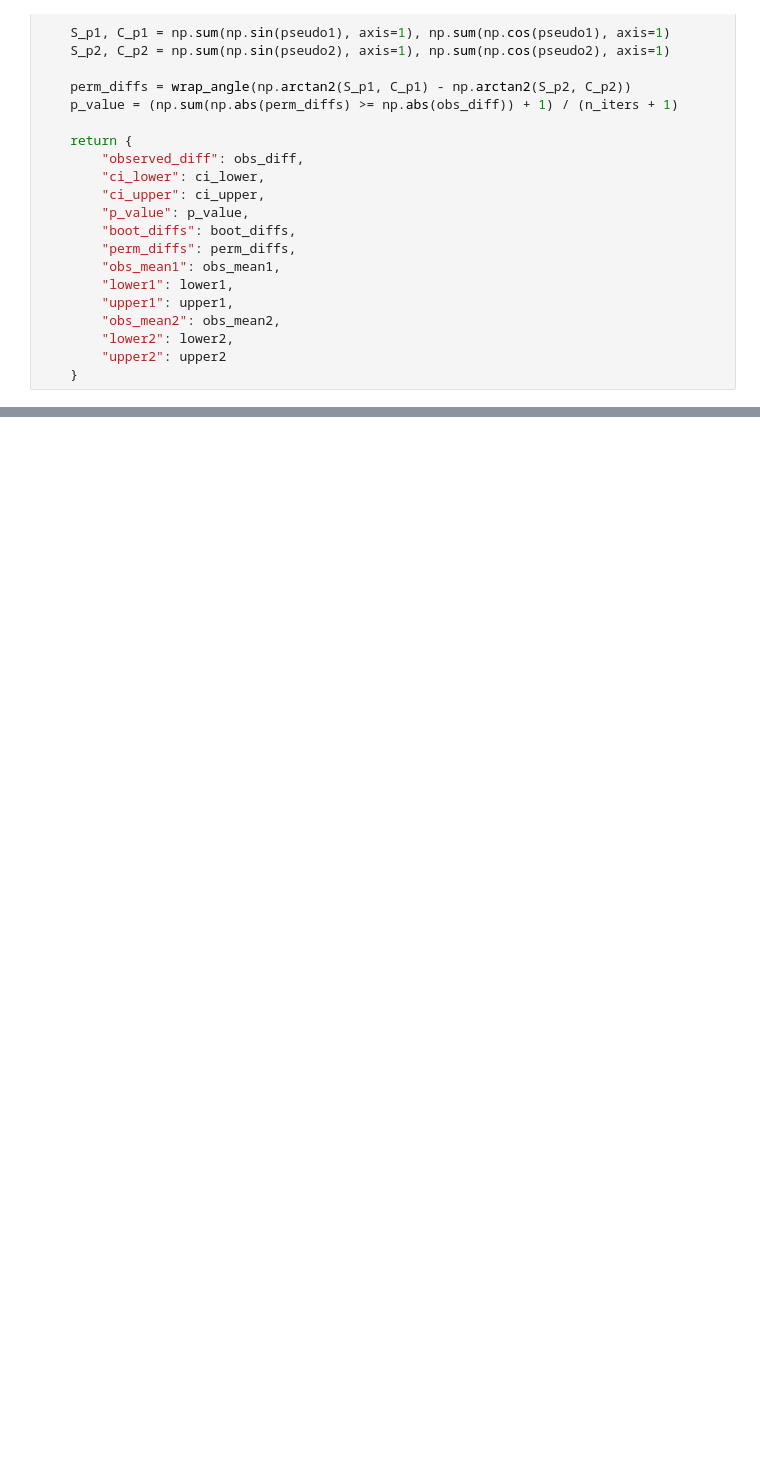
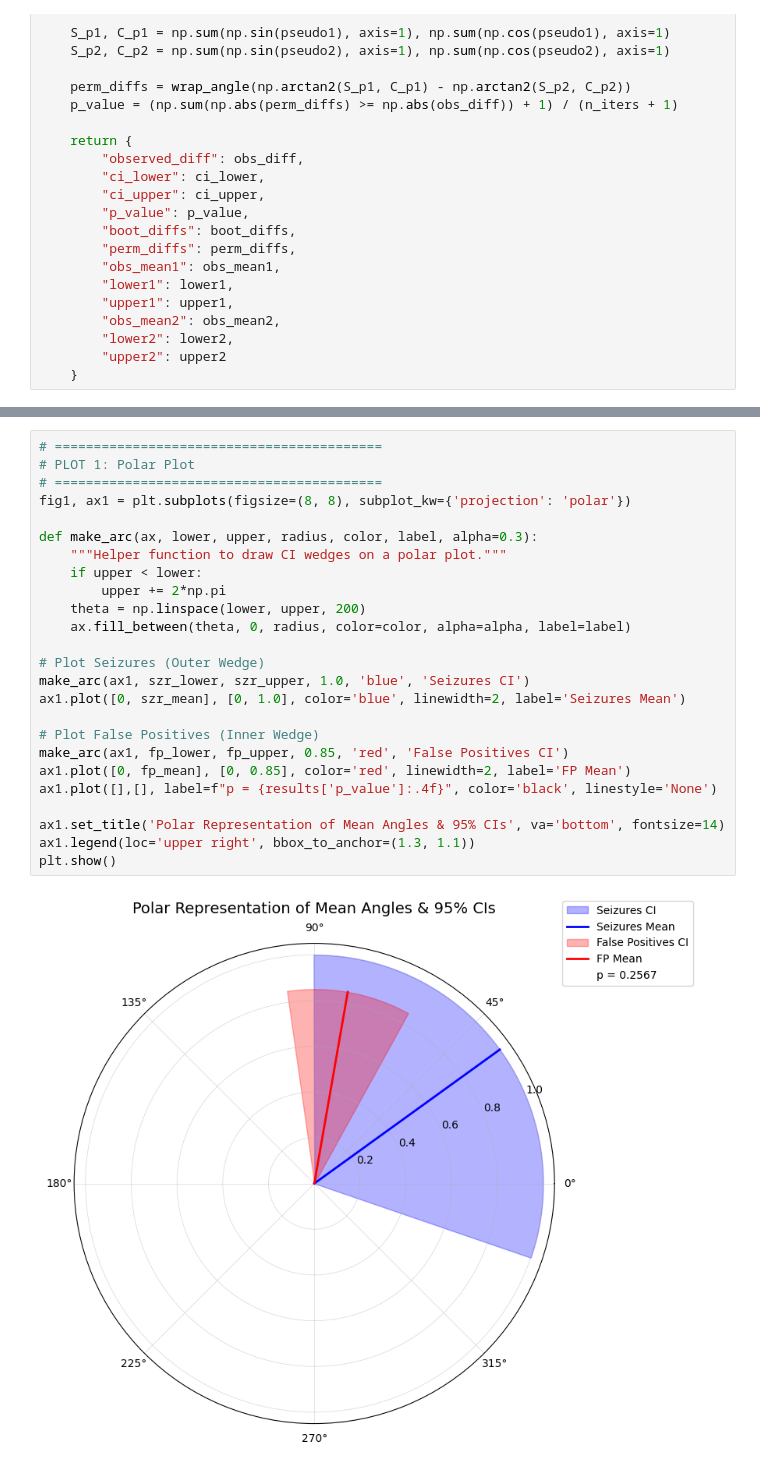
Before and after one commit to Julian-Webb/SeizurePredictionThesis, a Jupyter notebook: cycle_extraction/circular_comparison.ipynb, the cells around one changed output, grey strips where cells are left out. Drawn from its saved outputs; the diff is of its cells as text; blank space fills up the shorter version.

```diff
--- a/cycle_extraction/circular_comparison.ipynb
+++ b/cycle_extraction/circular_comparison.ipynb
@@ -176,0 +323,27 @@ P-value: 0.0186
+# %%
+# ==========================================
+# PLOT 1: Polar Plot
+# ==========================================
+fig1, ax1 = plt.subplots(figsize=(8, 8), subplot_kw={'projection': 'polar'})
+
+def make_arc(ax, lower, upper, radius, color, label, alpha=0.3):
+    """Helper function to draw CI wedges on a polar plot."""
+    if upper < lower:
+        upper += 2*np.pi
+    theta = np.linspace(lower, upper, 200)
+    ax.fill_between(theta, 0, radius, color=color, alpha=alpha, label=label)
+
+# Plot Seizures (Outer Wedge)
+make_arc(ax1, szr_lower, szr_upper, 1.0, 'blue', 'Seizures CI')
+ax1.plot([0, szr_mean], [0, 1.0], color='blue', linewidth=2, label='Seizures Mean')
+
+# Plot False Positives (Inner Wedge)
+make_arc(ax1, fp_lower, fp_upper, 0.85, 'red', 'False Positives CI')
+ax1.plot([0, fp_mean], [0, 0.85], color='red', linewidth=2, label='FP Mean')
+ax1.plot([],[], label=f"p = {results['p_value']:.4f}", color='black', linestyle='None')
+
+ax1.set_title('Polar Representation of Mean Angles & 95% CIs', va='bottom', fontsize=14)
+ax1.legend(loc='upper right', bbox_to_anchor=(1.3, 1.1))
+plt.show()
+# %% [output]
+[figure, added]
```
Also changed, not shown: parts of 5 cells of this notebook, 2 other files.
